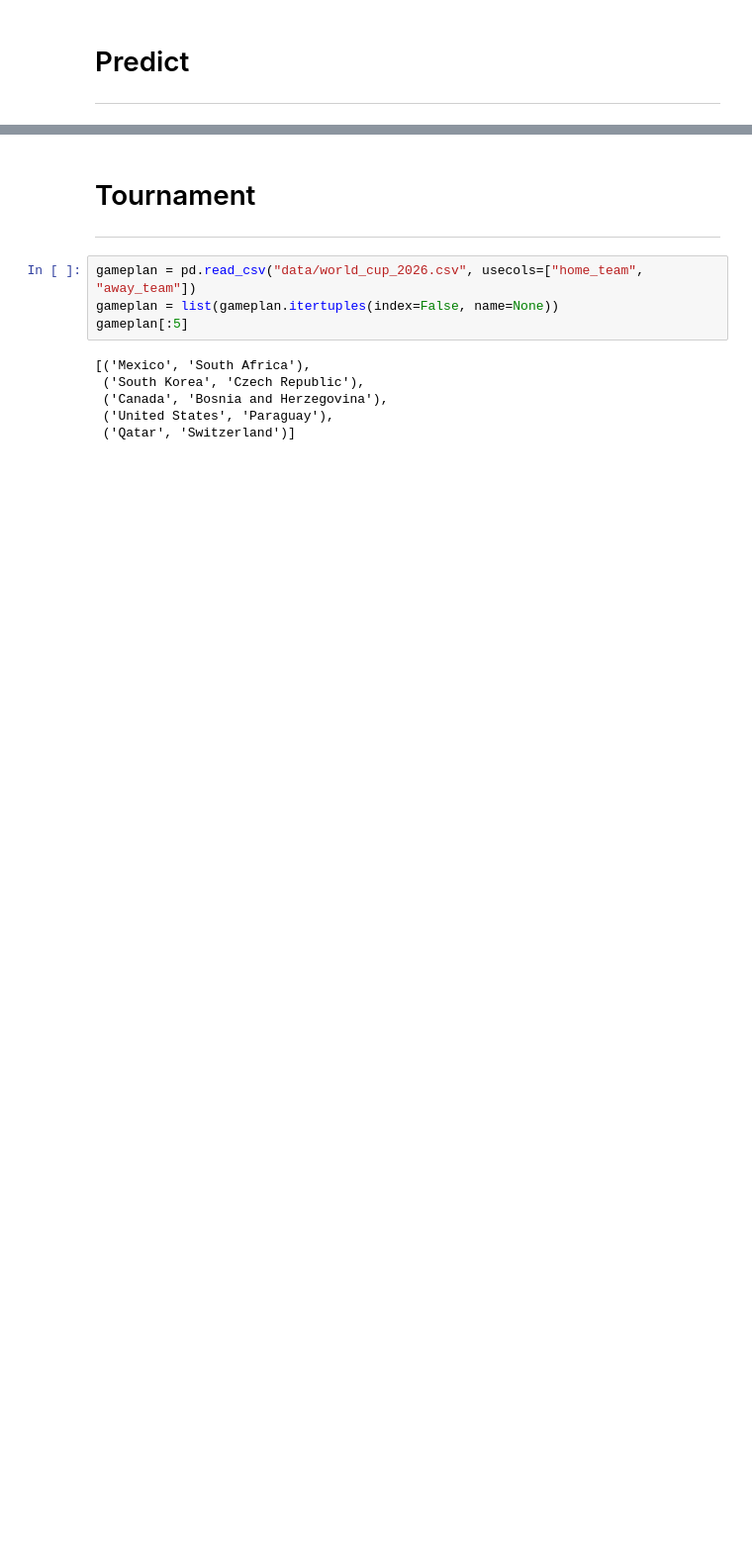
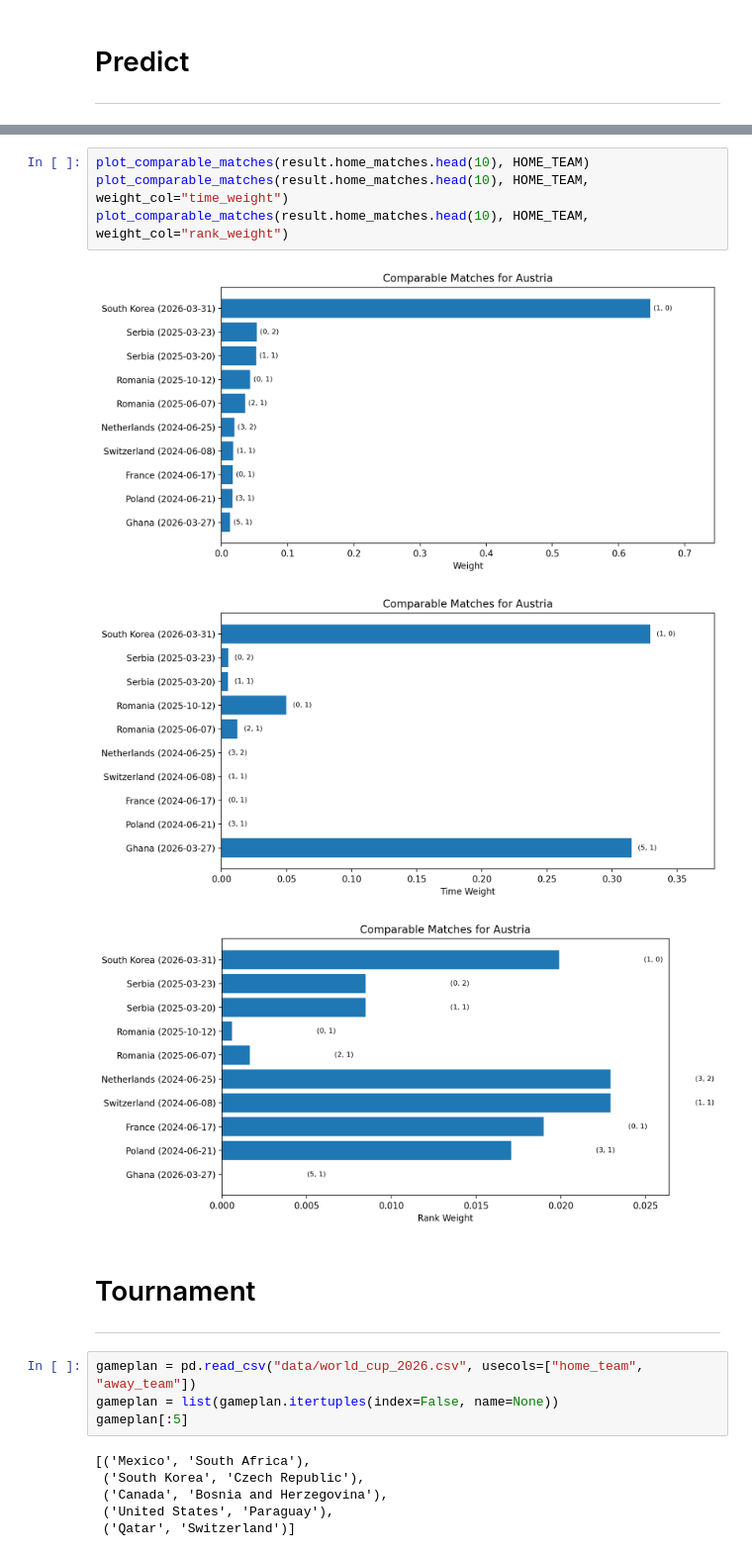
Before and after one commit to bernhard-pfann/soccer-predictions, a Jupyter notebook: main.ipynb, the cells around one changed output, grey strips where cells are left out. Shown at 99% size. Saved outputs shown, nothing was run; the diff lists cells and outputs as text; blank space fills up the shorter version.

Commit message:
make plot extended

```diff
--- a/main.ipynb
+++ b/main.ipynb
@@ -93,3 +93,11 @@ plot_comparable_matches(result.away_matches.head(10), AWAY_TEAM)
+# %%
+plot_comparable_matches(result.home_matches.head(10), HOME_TEAM)
+plot_comparable_matches(result.home_matches.head(10), HOME_TEAM, weight_col="time_weight")
+plot_comparable_matches(result.home_matches.head(10), HOME_TEAM, weight_col="rank_weight")
+# %% [output]
+[figure, added]
+[figure, added]
+[figure, added]
 # %% [markdown]
 # Tournament
 ***
```
Also changed, not shown: parts of 1 cell of this notebook, 1 other file.
